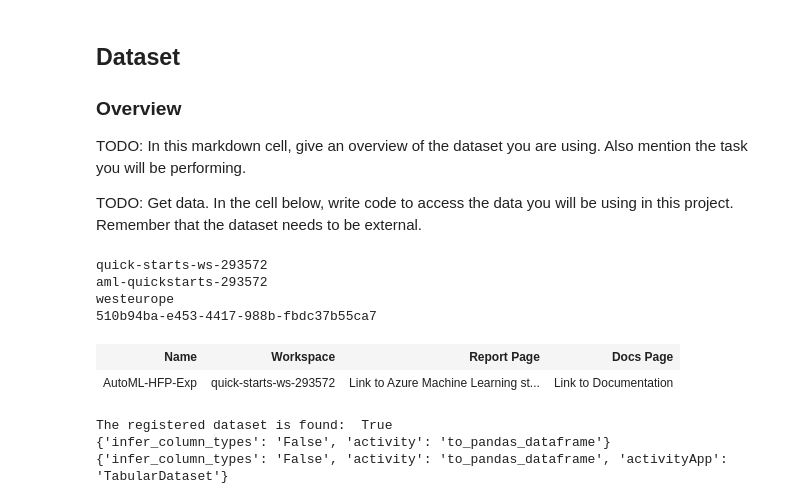
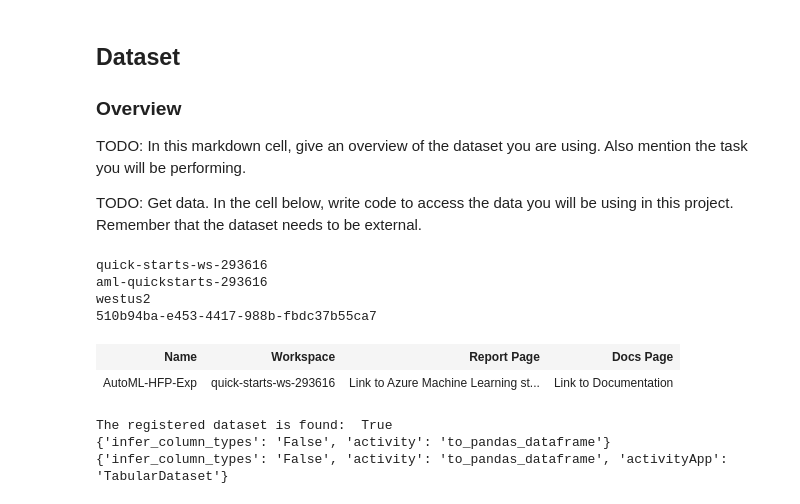
Before and after one commit to onuroezcelik/nd00333_Capstone_Project_Machine_Learning_Engineer, a Jupyter notebook: automl.ipynb, the cells around one changed output. Cells and saved outputs as stored; diff of their text form; code cells hidden in the pictures.

```diff
--- a/automl.ipynb
+++ b/automl.ipynb
@@ -27,20 +43,20 @@ TODO: Get data. In the cell below, write code to access the data you will be usi
 # %%
 ws = Workspace.from_config()
 print(ws.name, ws.resource_group, ws.location, ws.subscription_id, sep = '\n')
 
 # choose a name for experiment
 experiment_name = 'AutoML-HFP-Exp'
-project_folder = './automl-outputs'
+project_folder = './automl'
 
 experiment=Experiment(ws, experiment_name)
 experiment
 # %% [output]
-quick-starts-ws-293572
-aml-quickstarts-293572
-westeurope
+quick-starts-ws-293616
+aml-quickstarts-293616
+westus2
 510b94ba-e453-4417-988b-fbdc37b55ca7
 | Name | Workspace | Report Page | Docs Page |
-| AutoML-HFP-Exp | quick-starts-ws-293572 | Link to Azure Machine Learning st... | Link to Documentation |
+| AutoML-HFP-Exp | quick-starts-ws-293616 | Link to Azure Machine Learning st... | Link to Documentation |
 # %%
 # Try to load the dataset from the Workspace. Otherwise, create it from the file
 found = False
```
Also changed, not shown: parts of 17 cells of this notebook, 5 other files.
